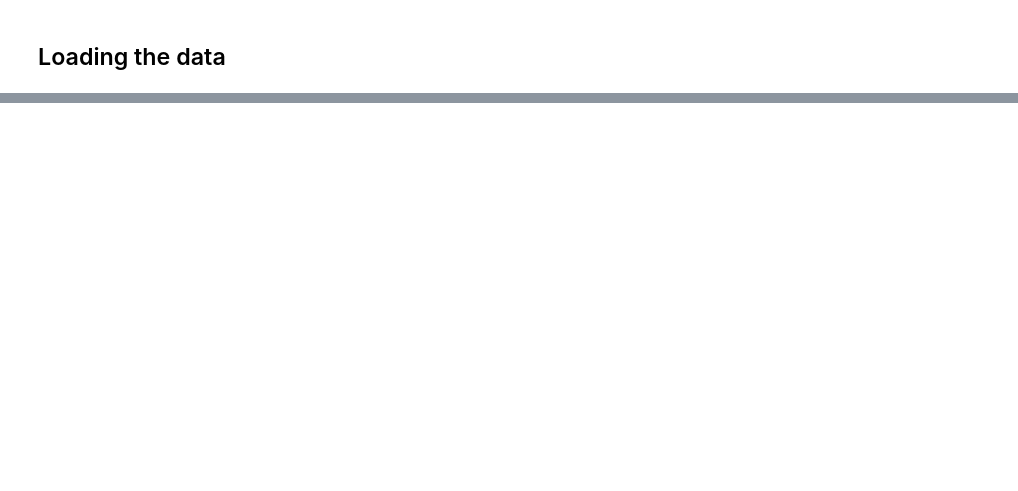
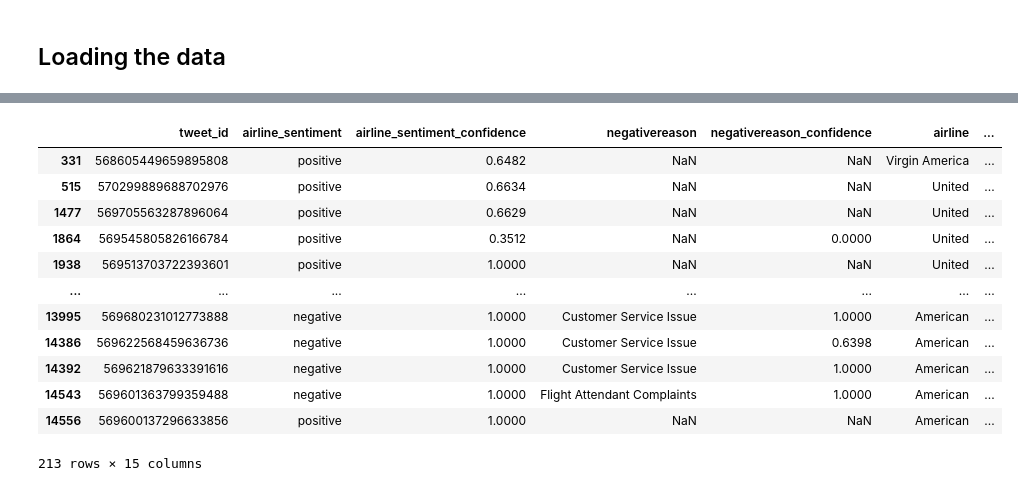
Before and after one commit to alimoezzi/deepLearningRecipes, a Jupyter notebook: pytorch_twitter_sentiment_analysis.ipynb, the cells around one changed output, grey strips where cells are left out. Saved outputs shown, nothing was run; the diff lists cells and outputs as text; code cells hidden in the pictures; blank space fills up the shorter version.

```diff
--- a/pytorch_twitter_sentiment_analysis.ipynb
+++ b/pytorch_twitter_sentiment_analysis.ipynb
@@ -33,0 +105,16 @@ NameError: name 'pd' is not defined
+# %%
+df[df.duplicated('text')]
+# %% [output]
+|  | tweet_id | airline_sentiment | airline_sentiment_confidence | negativereason | negativereason_confidence | airline | ... |
+| 331 | 568605449659895808 | positive | 0.6482 | NaN | NaN | Virgin America | ... |
+| 515 | 570299889688702976 | positive | 0.6634 | NaN | NaN | United | ... |
+| 1477 | 569705563287896064 | positive | 0.6629 | NaN | NaN | United | ... |
+| 1864 | 569545805826166784 | positive | 0.3512 | NaN | 0.0000 | United | ... |
+| 1938 | 569513703722393601 | positive | 1.0000 | NaN | NaN | United | ... |
+| ... | ... | ... | ... | ... | ... | ... | ... |
+| 13995 | 569680231012773888 | negative | 1.0000 | Customer Service Issue | 1.0000 | American | ... |
+| 14386 | 569622568459636736 | negative | 1.0000 | Customer Service Issue | 0.6398 | American | ... |
+| 14392 | 569621879633391616 | negative | 1.0000 | Customer Service Issue | 1.0000 | American | ... |
+| 14543 | 569601363799359488 | negative | 1.0000 | Flight Attendant Complaints | 1.0000 | American | ... |
+| 14556 | 569600137296633856 | positive | 1.0000 | NaN | NaN | American | ... |
+213 rows × 15 columns
```
Also changed, not shown: parts of 9 cells of this notebook.
